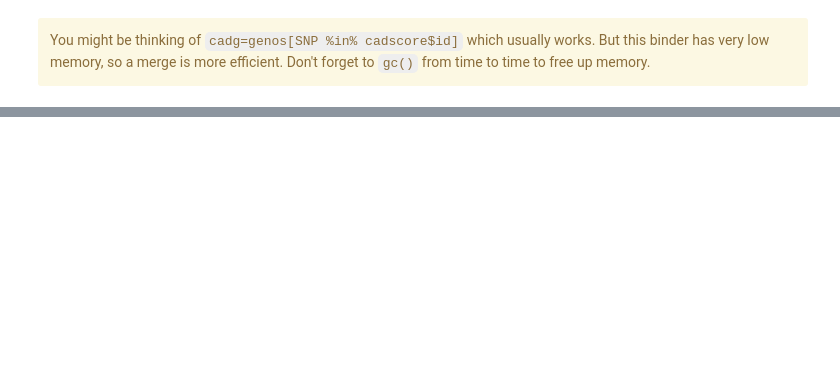
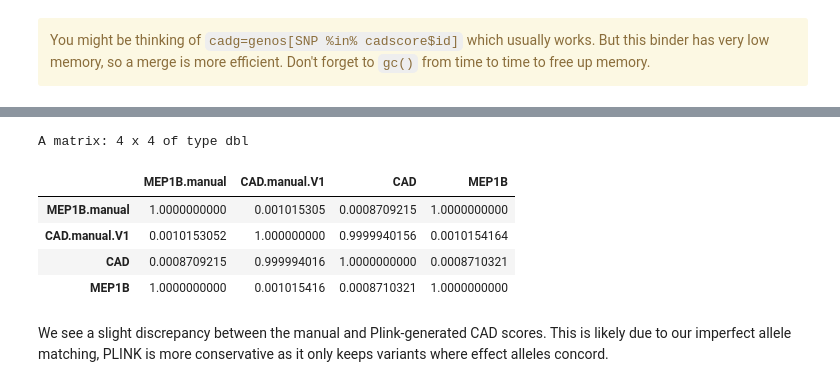
Before and after one commit to hmgu-itg/mybinder-TUM, a Jupyter notebook: Gagneur_PRS_Rversion.ipynb, the cells around one changed output, grey strips where cells are left out. Saved outputs shown, nothing was run; the diff lists cells and outputs as text; code cells hidden in the pictures; blank space fills up the shorter version.

```diff
--- a/Gagneur_PRS_Rversion.ipynb
+++ b/Gagneur_PRS_Rversion.ipynb
@@ -276,0 +288,3 @@ cadg=cadg[,lapply(.SD, function(x) sum(x*eff, na.rm=T)), .SDcol=spnames]
+# %%
+mepg=data.table(id=names(mepg), MEP1B.manual=mepg)
+head(mepg)
@@ -276,0 +301,2 @@ cadg=cadg[,lapply(.SD, function(x) sum(x*eff, na.rm=T)), .SDcol=spnames]
+# %%
+allscores=merge(mepg, cadg, by="id")
@@ -276,0 +307,11 @@ cadg=cadg[,lapply(.SD, function(x) sum(x*eff, na.rm=T)), .SDcol=spnames]
+# %%
+cor(allscores[,-1])
+# %% [output]
+A matrix: 4 x 4 of type dbl
+|  | MEP1B.manual | CAD.manual.V1 | CAD | MEP1B |
+| MEP1B.manual | 1.0000000000 | 0.001015305 | 0.0008709215 | 1.0000000000 |
+| CAD.manual.V1 | 0.0010153052 | 1.000000000 | 0.9999940156 | 0.0010154164 |
+| CAD | 0.0008709215 | 0.999994016 | 1.0000000000 | 0.0008710321 |
+| MEP1B | 1.0000000000 | 0.001015416 | 0.0008710321 | 1.0000000000 |
+# %% [markdown]
+We see a slight discrepancy between the manual and Plink-generated CAD scores. This is likely due to our imperfect allele matching, PLINK is more conservative as it only keeps variants where effect alleles concord.
```
Also changed, not shown: parts of 31 cells of this notebook.
